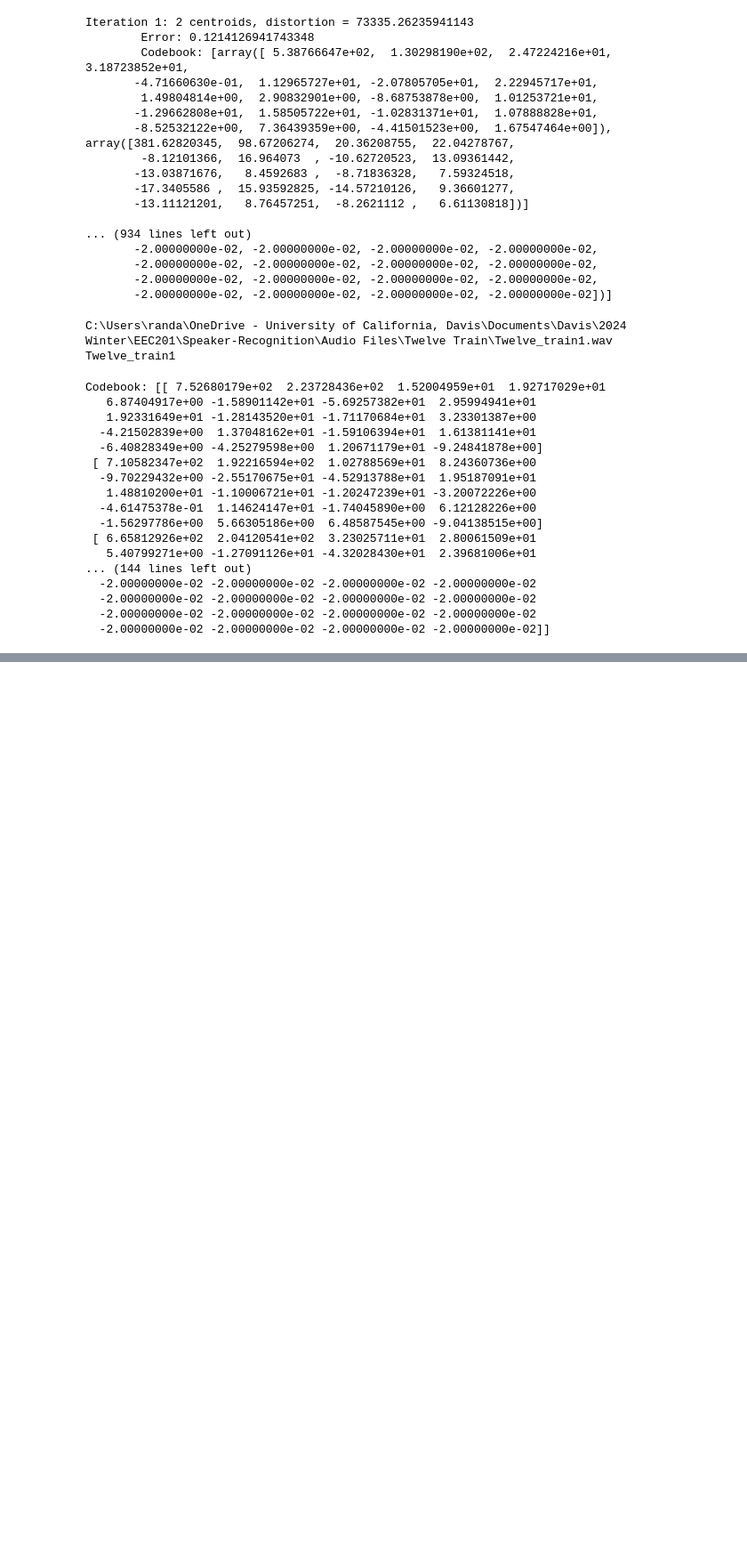
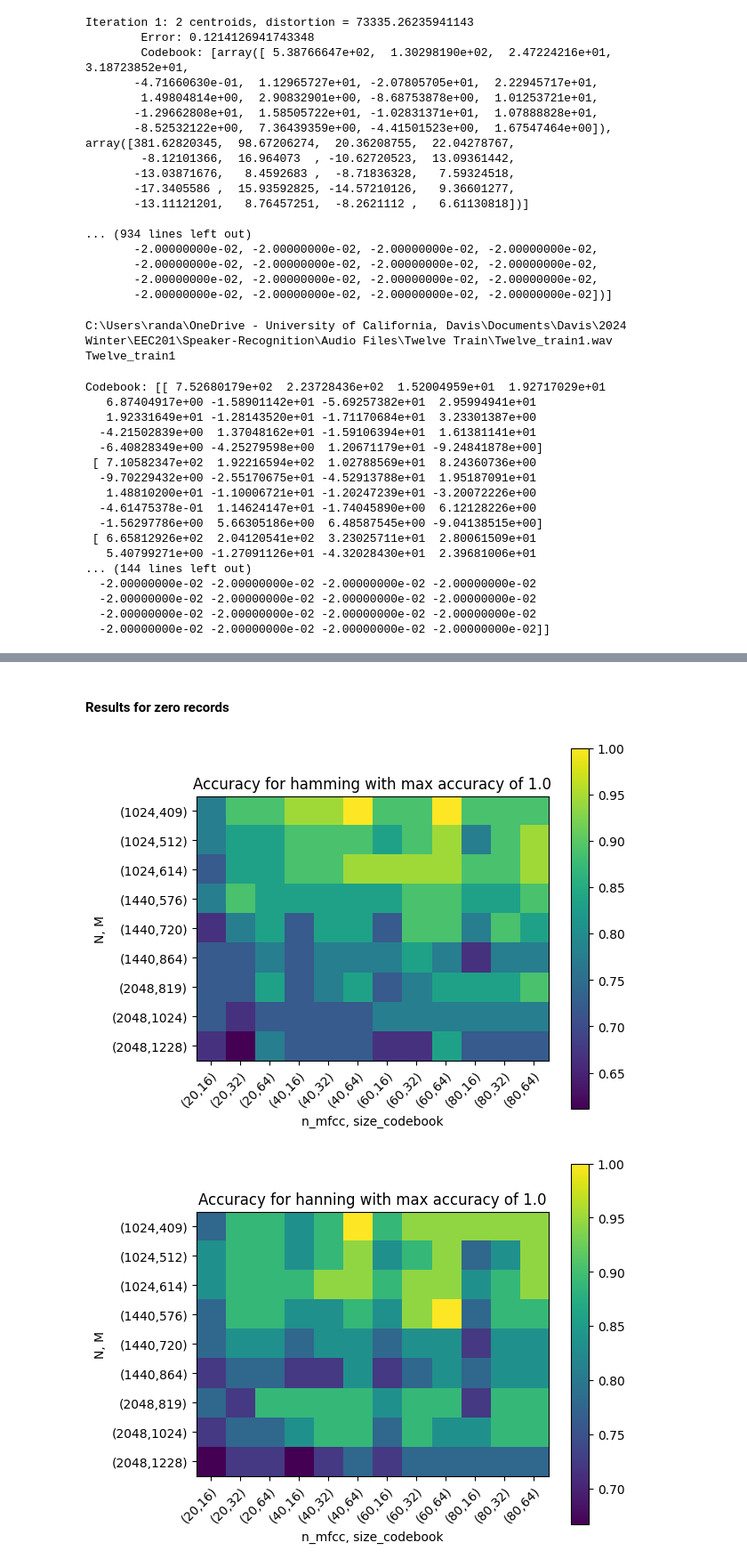
Before and after one commit to Th3RandyMan/Speaker-Recognition, a Jupyter notebook: Preview.ipynb, the cells around one changed output, grey strips where cells are left out. Shown at 89% size. Cells and saved outputs as stored; diff of their text form; code cells hidden in the pictures; blank space fills up the shorter version.

```diff
--- a/Preview.ipynb
+++ b/Preview.ipynb
@@ -208,0 +269,7 @@ with open('Codebooks/saved_dictionary.pkl', 'rb') as f:
+# %% [markdown]
+#### Results for zero records
+# %%
+plot_accuracy(zero_acc, N_list, M_list, n_mfcc_list, size_codebook_list)
+# %% [output]
+[figure, added]
+[figure, added]
```
Also changed, not shown: parts of 6 cells of this notebook.
